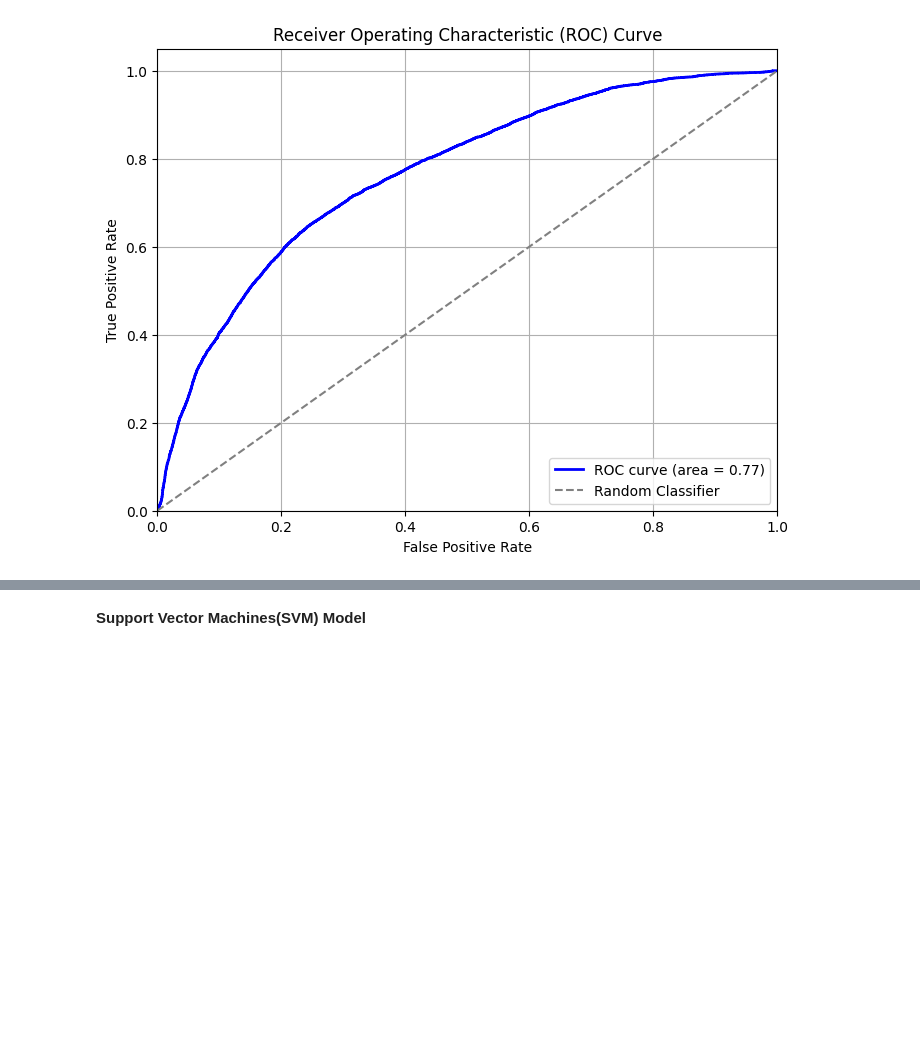
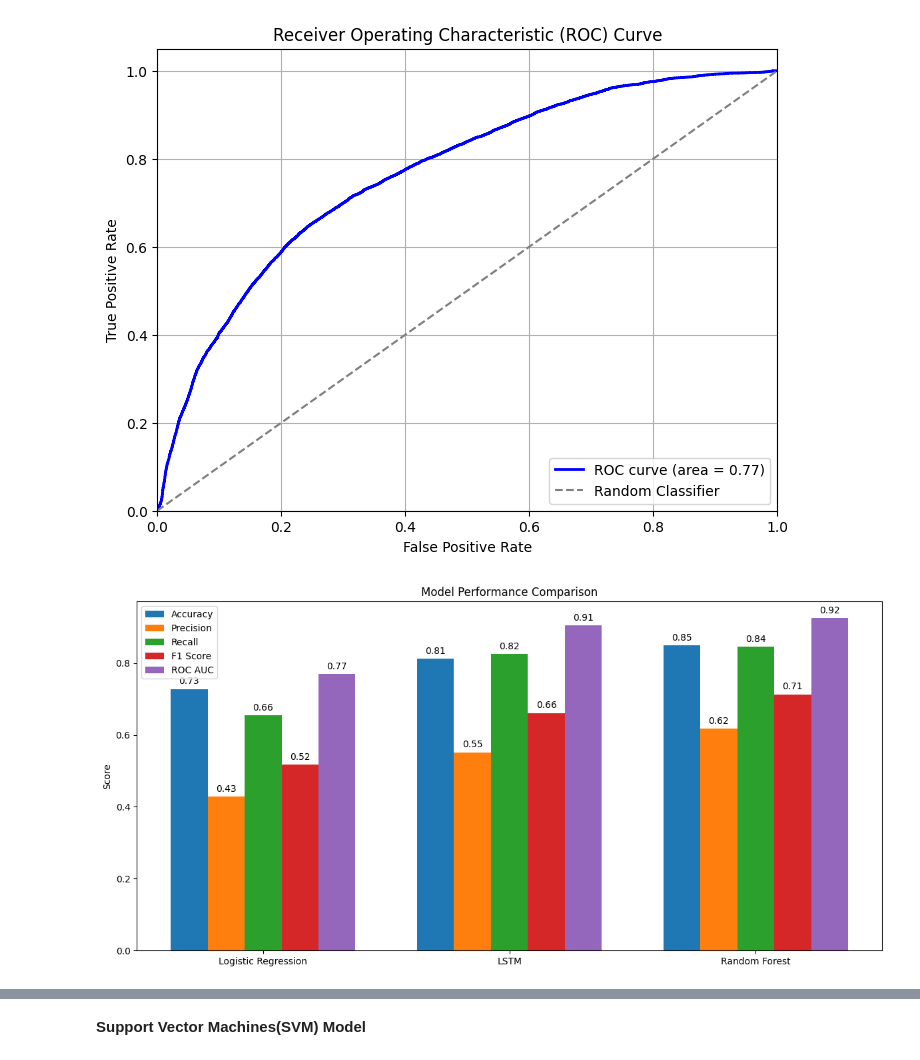
Before and after one commit to tasleema17/FINAL_PROJECT_22034202, a Jupyter notebook: FloodPredictionCode.ipynb, the cells around one changed output, grey strips where cells are left out. Drawn from its saved outputs; the diff is of its cells as text; code cells hidden in the pictures; blank space fills up the shorter version.

```diff
--- a/FloodPredictionCode.ipynb
+++ b/FloodPredictionCode.ipynb
@@ -586,3 +585,54 @@ F1 Score: 0.5169477186847894
  [ 2421  4583]]
 [figure]
 [figure]
+# %%
+#Performance Comparision
+# Model names
+model_names = ['Logistic Regression', 'LSTM', 'Random Forest']
+
+# Evaluation metrics for each model (replace with your actual values)
+accuracy = [0.728, 0.8117, 0.849]
+precision = [0.428, 0.5519, 0.617]
+recall = [0.655, 0.8248, 0.845]
+f1_score = [0.517, 0.6613, 0.713]
+roc_auc = [0.77, 0.9055, 0.925]
+
+# Create the plot
+x = np.arange(len(model_names))  # the label locations
+width = 0.15  # the width of the bars
+
+fig, ax = plt.subplots(figsize=(12, 6))
+rects1 = ax.bar(x - 2*width, accuracy, width, label='Accuracy')
+rects2 = ax.bar(x - width, precision, width, label='Precision')
+rects3 = ax.bar(x, recall, width, label='Recall')
+rects4 = ax.bar(x + width, f1_score, width, label='F1 Score')
+rects5 = ax.bar(x + 2*width, roc_auc, width, label='ROC AUC')
+
+# Add some text for labels, title and custom x-axis tick labels, etc.
+ax.set_ylabel('Score')
+ax.set_title('Model Performance Comparison')
+ax.set_xticks(x)
+ax.set_xticklabels(model_names)
+ax.legend()
+
+# Add value labels on top of the bars
+def autolabel(rects):
+    """Attach a text label above each bar in *rects*, displaying its height."""
+    for rect in rects:
+        height = rect.get_height()
+        ax.annotate('{}'.format(round(height, 2)),
+                    xy=(rect.get_x() + rect.get_width() / 2, height),
+                    xytext=(0, 3),  # 3 points vertical offset
+                    textcoords="offset points",
+                    ha='center', va='bottom')
+
+autolabel(rects1)
+autolabel(rects2)
+autolabel(rects3)
+autolabel(rects4)
+autolabel(rects5)
+
+fig.tight_layout()
+plt.show()
+# %% [output]
+[figure, added]
```
Also changed, not shown: parts of 9 cells of this notebook.
